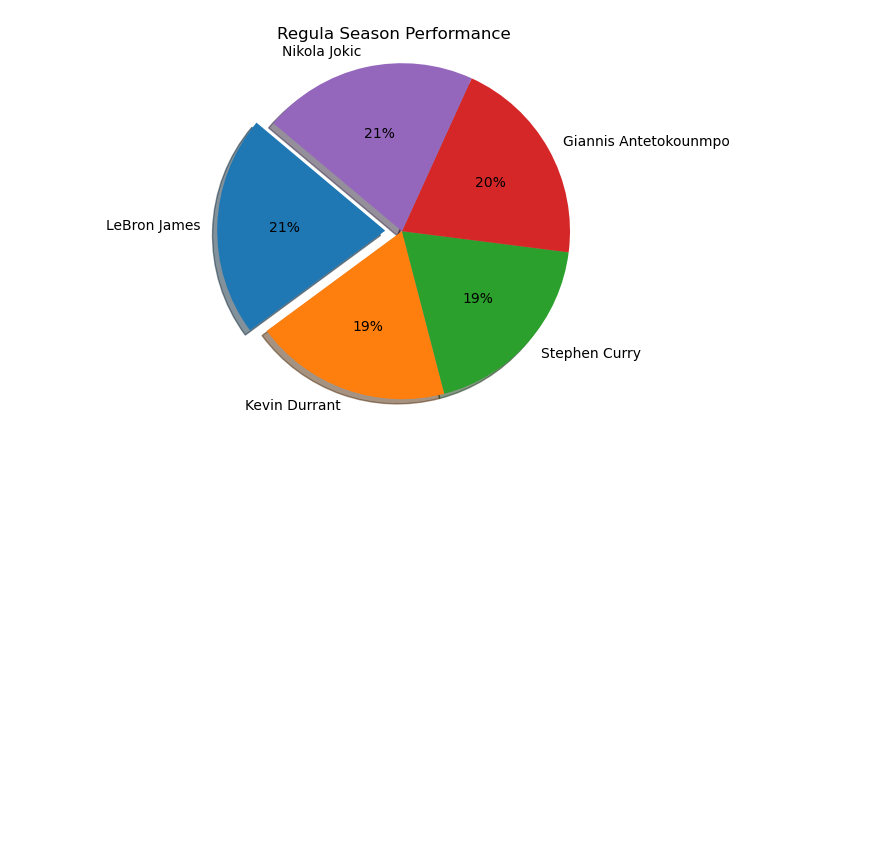
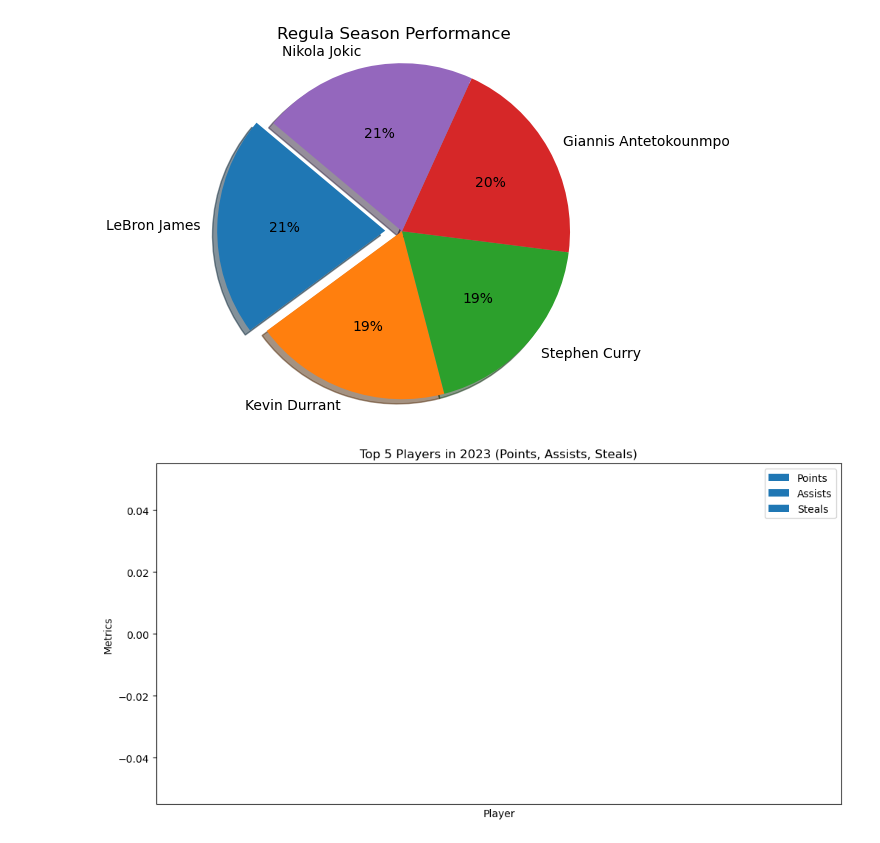
Before and after one commit to singhashishpal/Project_NBA, a Jupyter notebook: NBA Dataset/NBA.ipynb, the cells around one changed output. Cells and saved outputs as stored; diff of their text form; code cells hidden in the pictures; blank space fills up the shorter version.

```diff
--- a/NBA Dataset/NBA.ipynb
+++ b/NBA Dataset/NBA.ipynb
@@ -112,3 +112,46 @@ plt.savefig("Figures/Regular_Season_Performance_Top5.png")
 plt.show()
 # %% [output]
 [figure]
+# %%
+# Load the dataset
+df = pd.read_csv('Playoffs.csv')
+
+# Filter relevant seasons and metrics
+# df_filtered = df[['PLAYER', 'Season_type', 'PTS', 'AST', 'REB', 'STL']]
+
+# Group by Season and Player to aggregate data
+top_players = df.groupby(['Season_type', 'PLAYER']).agg({
+    'PTS': 'mean',
+    'AST': 'mean',
+    'REB': 'mean',
+    'STL': 'mean'
+}).reset_index()
+
+# Sort players by Points to get top players per season
+top_players_sorted = top_players.sort_values(by=['Season_type', 'PTS'], ascending=[True, False])
+
+# Filter top players for a specific season, e.g., 2023
+season = 2023
+top_players_season = top_players_sorted[top_players_sorted['Season_type'] == season].head(5)
+
+# Create positions for the bars
+barWidth = 0.25
+r1 = np.arange(len(top_players_season['PLAYER']))
+r2 = [x + barWidth for x in r1]
+r3 = [x + barWidth for x in r2]
+
+# Plotting Points, Assists, Steals
+plt.figure(figsize=(12, 6))
+
+plt.bar(r1, top_players_season['PTS'], color='b', width=barWidth, label='Points')
+plt.bar(r2, top_players_season['AST'], color='g', width=barWidth, label='Assists')
+plt.bar(r3, top_players_season['STL'], color='r', width=barWidth, label='Steals')
+
+plt.xlabel('Player')
+plt.ylabel('Metrics')
+plt.title(f'Top 5 Players in {season} (Points, Assists, Steals)')
+plt.xticks([r + barWidth for r in range(len(top_players_season['PLAYER']))], top_players_season['PLAYER'])
+plt.legend()
+plt.show()
+# %% [output]
+[figure, added]
```
Also changed, not shown: parts of 1 cell of this notebook, 1 other file.
